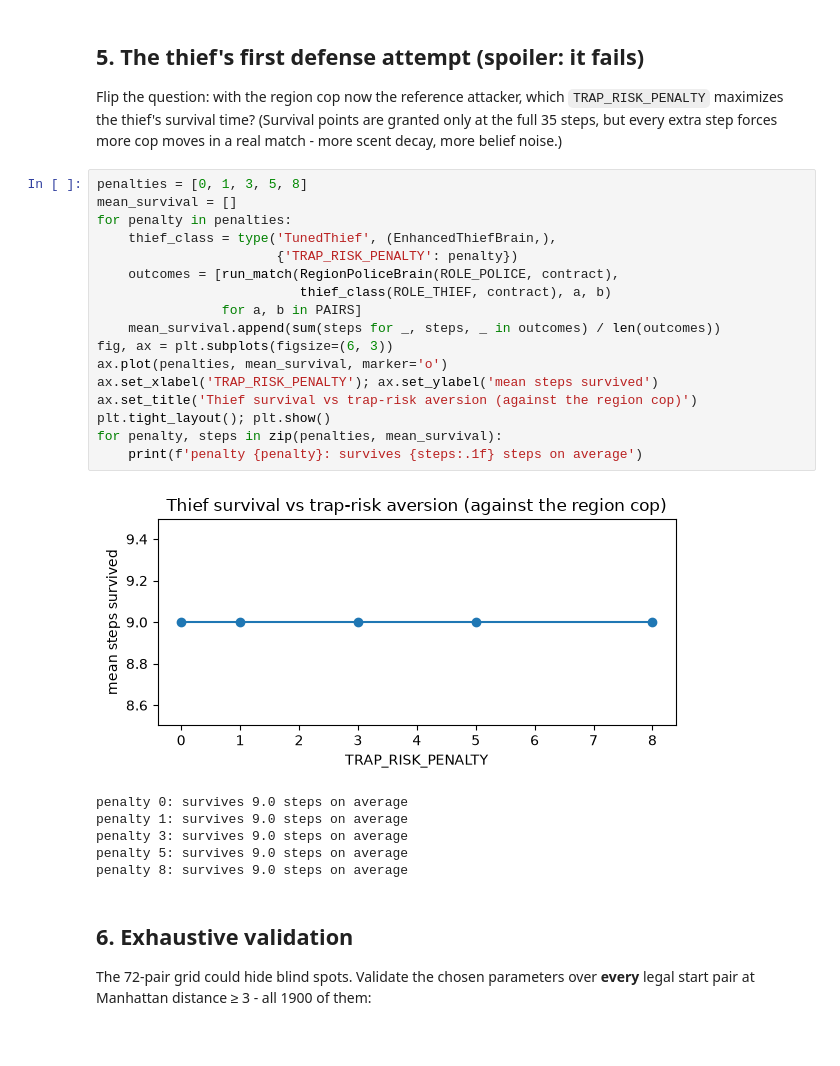
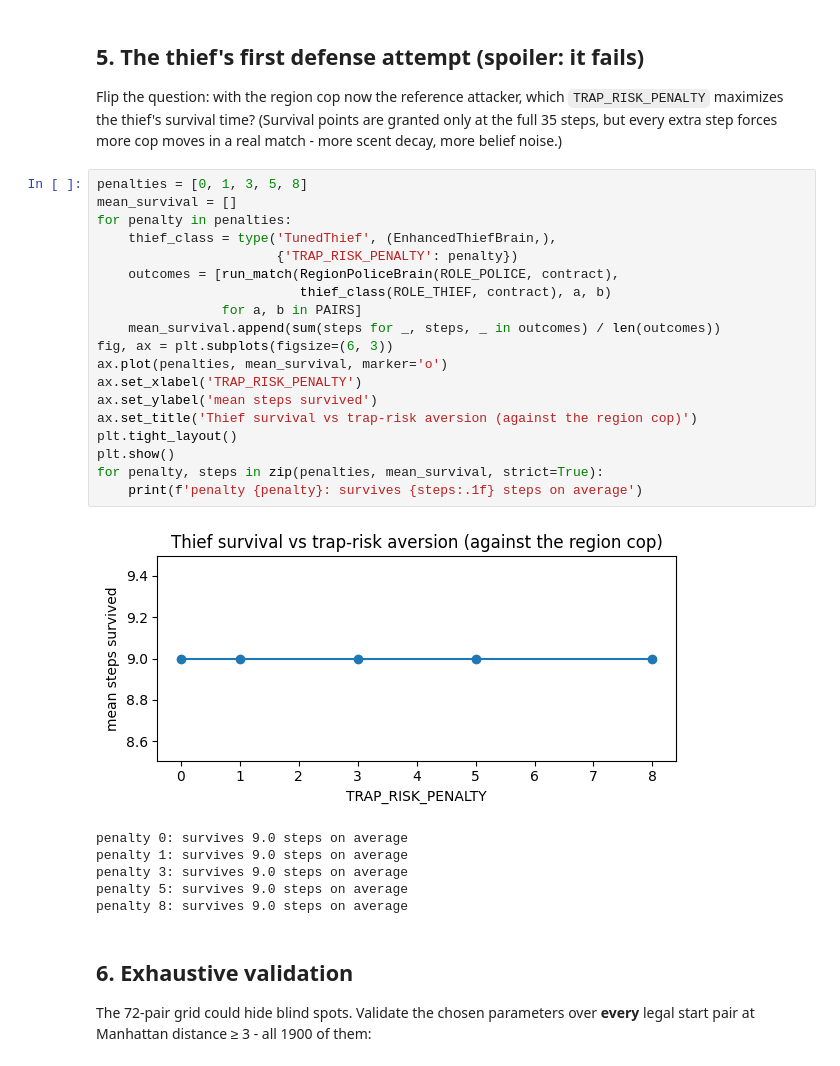
Before and after one commit to Nell-Kh/police-thief-p2p, a Jupyter notebook: notebooks/analysis.ipynb, the cells around one changed output. Saved outputs shown, nothing was run; the diff lists cells and outputs as text.

```diff
--- a/notebooks/analysis.ipynb
+++ b/notebooks/analysis.ipynb
@@ -170,22 +182,24 @@ Flip the question: with the region cop now the reference attacker, which `TRAP_R
 # %%
 penalties = [0, 1, 3, 5, 8]
 mean_survival = []
 for penalty in penalties:
     thief_class = type('TunedThief', (EnhancedThiefBrain,),
                        {'TRAP_RISK_PENALTY': penalty})
     outcomes = [run_match(RegionPoliceBrain(ROLE_POLICE, contract),
                           thief_class(ROLE_THIEF, contract), a, b)
                 for a, b in PAIRS]
     mean_survival.append(sum(steps for _, steps, _ in outcomes) / len(outcomes))
 fig, ax = plt.subplots(figsize=(6, 3))
 ax.plot(penalties, mean_survival, marker='o')
-ax.set_xlabel('TRAP_RISK_PENALTY'); ax.set_ylabel('mean steps survived')
+ax.set_xlabel('TRAP_RISK_PENALTY')
+ax.set_ylabel('mean steps survived')
 ax.set_title('Thief survival vs trap-risk aversion (against the region cop)')
-plt.tight_layout(); plt.show()
-for penalty, steps in zip(penalties, mean_survival):
+plt.tight_layout()
+plt.show()
+for penalty, steps in zip(penalties, mean_survival, strict=True):
     print(f'penalty {penalty}: survives {steps:.1f} steps on average')
 # %% [output]
-[figure, old version]
+[figure, new version]
 penalty 0: survives 9.0 steps on average
 penalty 1: survives 9.0 steps on average
 penalty 3: survives 9.0 steps on average
```
Also changed, not shown: parts of 10 cells of this notebook, 24 other files.
